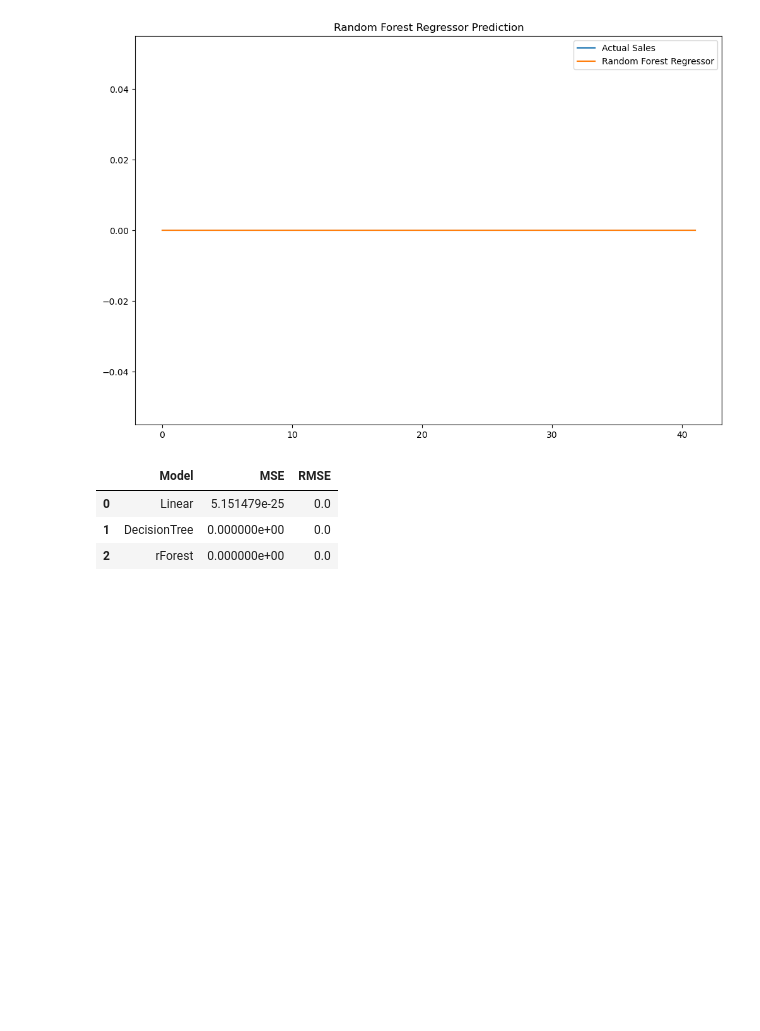
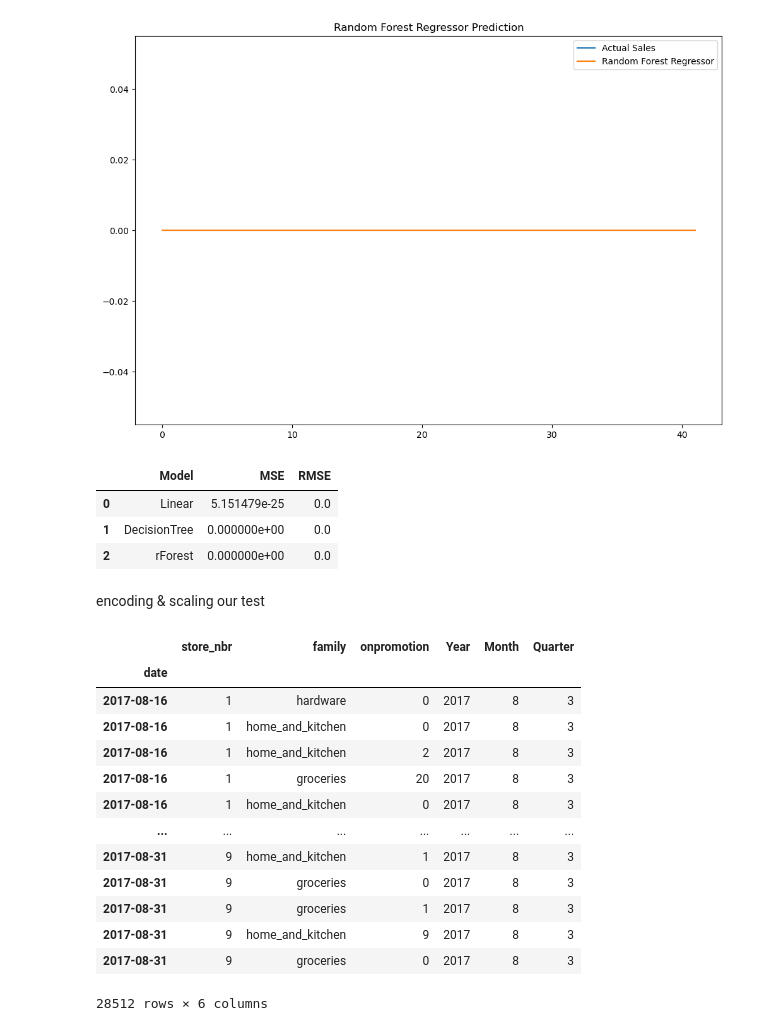
Before and after one commit to ikoghoemmanuell/Time-Series-Forecasting-of-Store-Sales, a Jupyter notebook: teamNice-LP2 - Copy.ipynb, the cells around one changed output. Saved outputs shown, nothing was run; the diff lists cells and outputs as text; code cells hidden in the pictures; blank space fills up the shorter version.

```diff
--- a/teamNice-LP2 - Copy.ipynb
+++ b/teamNice-LP2 - Copy.ipynb
@@ -958,3 +851,22 @@ results
 | 0 | Linear | 5.151479e-25 | 0.0 |
 | 1 | DecisionTree | 0.000000e+00 | 0.0 |
 | 2 | rForest | 0.000000e+00 | 0.0 |
+# %% [markdown]
+encoding & scaling our test
+# %%
+test
+# %% [output]
+|  | store_nbr | family | onpromotion | Year | Month | Quarter |
+| date |  |  |  |  |  |  |
+| 2017-08-16 | 1 | hardware | 0 | 2017 | 8 | 3 |
+| 2017-08-16 | 1 | home_and_kitchen | 0 | 2017 | 8 | 3 |
+| 2017-08-16 | 1 | home_and_kitchen | 2 | 2017 | 8 | 3 |
+| 2017-08-16 | 1 | groceries | 20 | 2017 | 8 | 3 |
+| 2017-08-16 | 1 | home_and_kitchen | 0 | 2017 | 8 | 3 |
+| ... | ... | ... | ... | ... | ... | ... |
+| 2017-08-31 | 9 | home_and_kitchen | 1 | 2017 | 8 | 3 |
+| 2017-08-31 | 9 | groceries | 0 | 2017 | 8 | 3 |
+| 2017-08-31 | 9 | groceries | 1 | 2017 | 8 | 3 |
+| 2017-08-31 | 9 | home_and_kitchen | 9 | 2017 | 8 | 3 |
+| 2017-08-31 | 9 | groceries | 0 | 2017 | 8 | 3 |
+28512 rows × 6 columns
```
Also changed, not shown: parts of 38 cells of this notebook.
